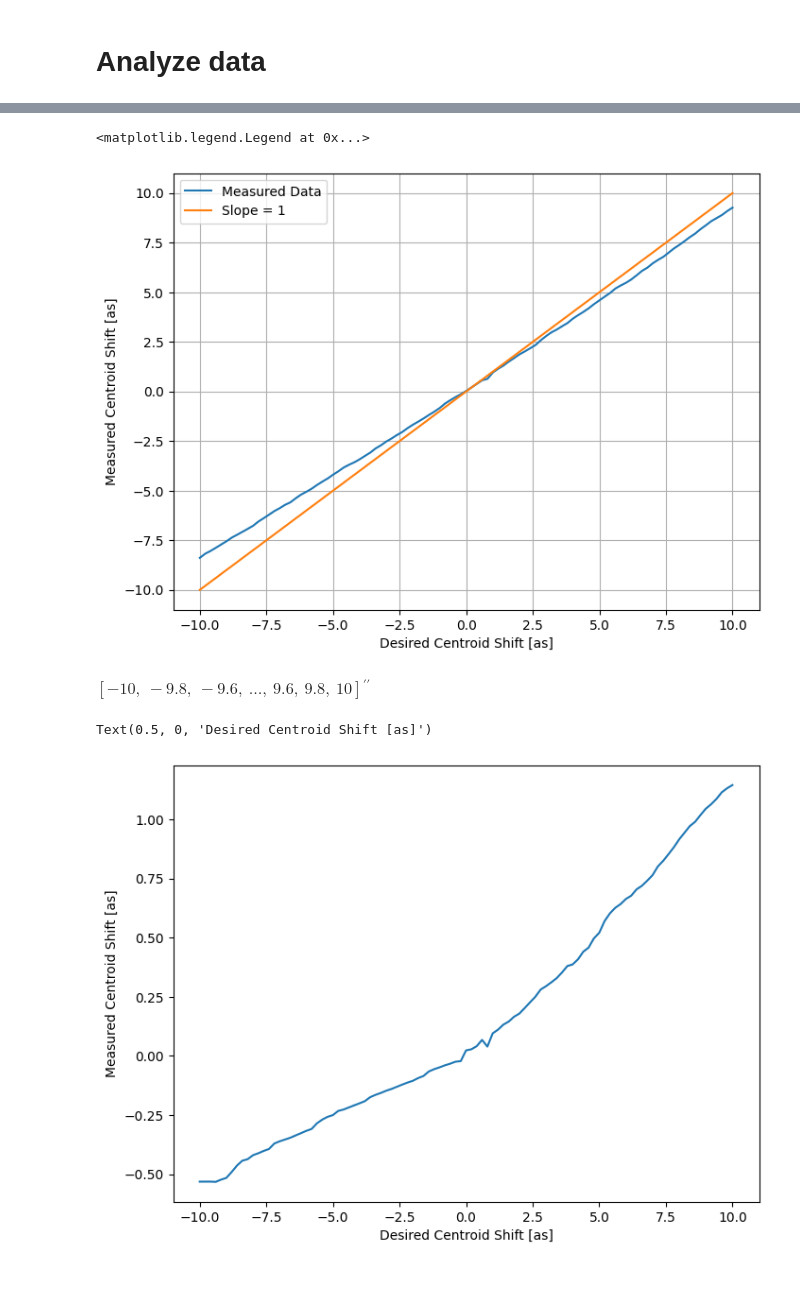
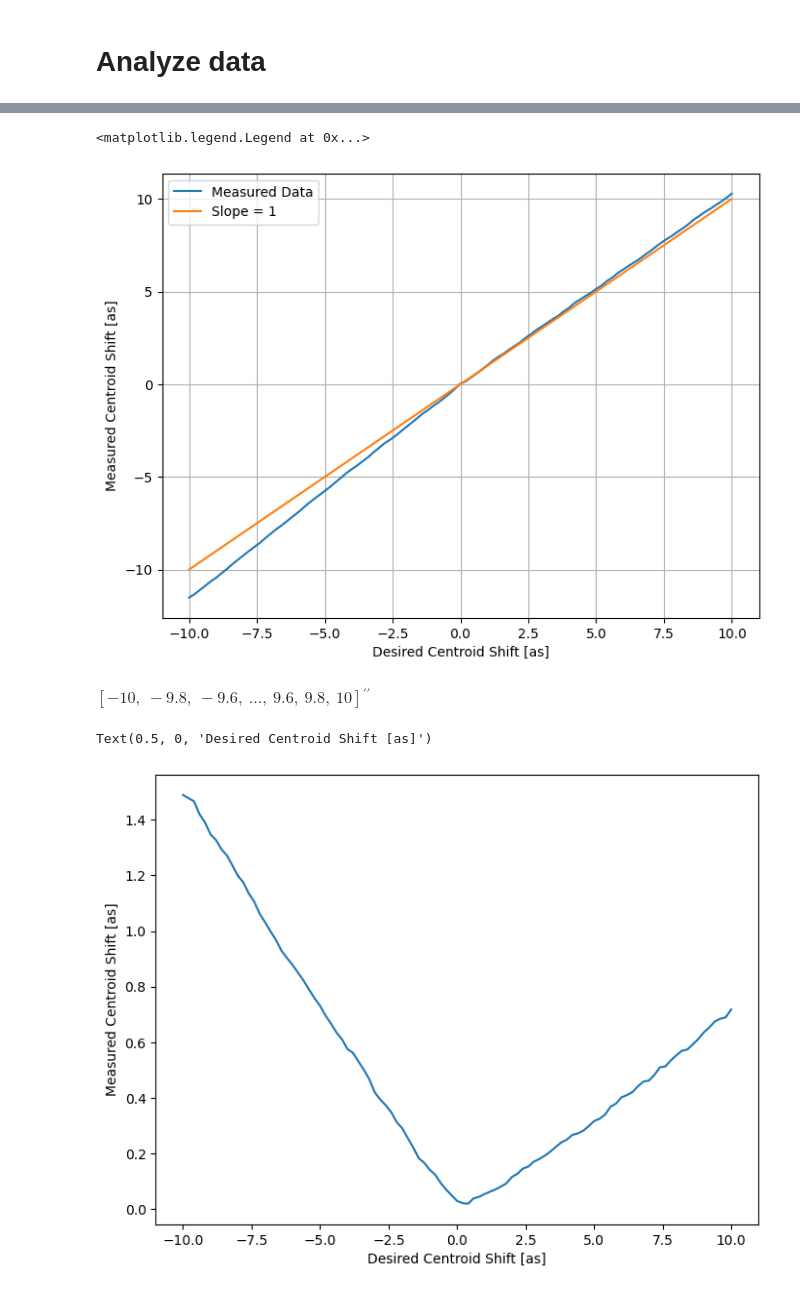
Before and after one commit to nick-lambert/fsm-exps, a Jupyter notebook: test_linearity.ipynb, the cells around one changed output, grey strips where cells are left out. Cells and saved outputs as stored; diff of their text form; code cells hidden in the pictures.

Commit message:
doing another linearity test in both tip and tilt

```diff
--- a/test_linearity.ipynb
+++ b/test_linearity.ipynb
@@ -103,10 +96,10 @@ max_step = 10*u.arcsec
 steps = np.linspace(-max_step, max_step, Nsamps)
 v_steps = np.zeros((Nsamps, 3, 1))
 for i in range(Nsamps):
-    v_steps[i] = fsm_utils.get_fsm_volts(tip=steps[i], tilt=0*u.arcsec, dZ=0*u.um)
-    # V = fsm_utils.get_fsm_volts(tip=0*u.arcsec, tilt=steps[i], , dZ=0*u.um)
+    # v_steps[i] = fsm_utils.get_fsm_volts(tip=steps[i], tilt=0*u.arcsec)
+    v_steps[i] = fsm_utils.get_fsm_volts(tip=0*u.arcsec, tilt=steps[i],)
 
-tsleep = 0.5
+tsleep = 1
 cam.Nframes = 100
 
 # v_steps
@@ -162,9 +156,13 @@ Saved data to:  /home/uasal/Projects/fsm-exps/data/linearity-20250205/tip.pkl
 # Analyze data
 # %%
 exp_dir = f'linearity-20250205'
+exp_dir = f'linearity-20250206'
+
+data_fname = 'tip.pkl'
+data_fname = 'tilt.pkl'
+
 exp_path = cwd/'data'/f'{exp_dir}'
 
-data_fname = 'tip.pkl'
 data = utils.load_pickle(str(exp_path/data_fname))
 # %%
 N = data['N']
@@ -235,7 +232,7 @@ plt.xlabel('Desired Centroid Shift [as]')
 plt.legend()
 # %% [output]
 <matplotlib.legend.Legend at 0x...>
-[figure, old version]
+[figure, new version]
 # %%
 data['desired_steps']
 # %% [output]
@@ -243,18 +240,18 @@ $[-10,~-9.8,~-9.6,~\dots,~9.6,~9.8,~10]\mathrm{{}^{\prime\prime}}$
 # %%
 hyst_xy = return_cents - bias_cents
 hyst = np.sqrt( np.sum( np.square( hyst_xy ), axis=1) )
-hyst[:N//2] *= -1
+# hyst[:N//2] *= -1
 
 fig = plt.figure(figsize=(8,6))
 plt.subplot(111)
 plt.plot(data['desired_steps'], hyst, label='Measured Data')
 # plt.plot(data['desired_steps'], data['desired_steps'], label='Slope = 1')
 # plt.grid()
 plt.ylabel('Measured Centroid Shift [as]')
 plt.xlabel('Desired Centroid Shift [as]')
 # plt.xlim([-1,1])
 # plt.ylim([-1,1])
 # plt.legend()
 # %% [output]
 Text(0.5, 0, 'Desired Centroid Shift [as]')
-[figure, old version]
+[figure, new version]
```
Also changed, not shown: parts of 8 cells of this notebook, 1 other file.
